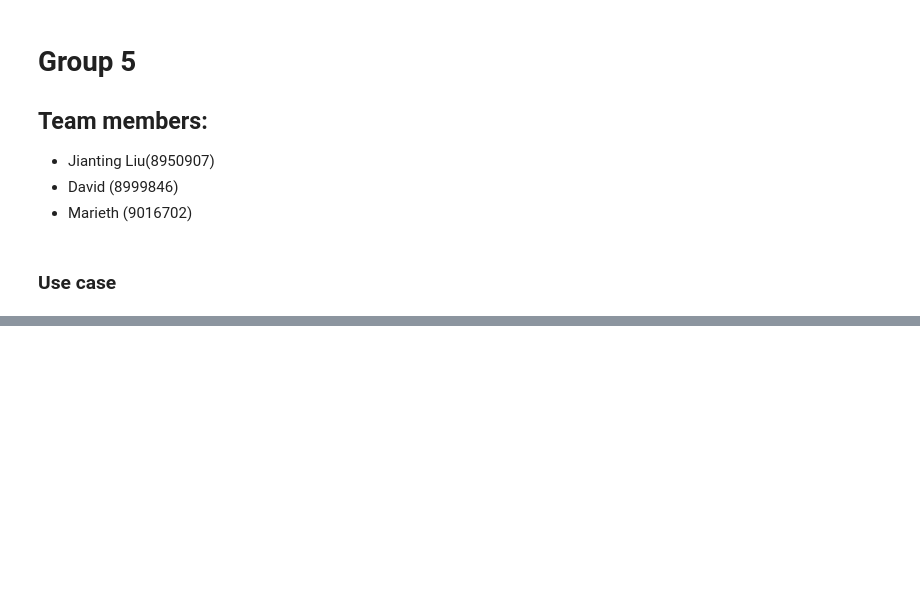
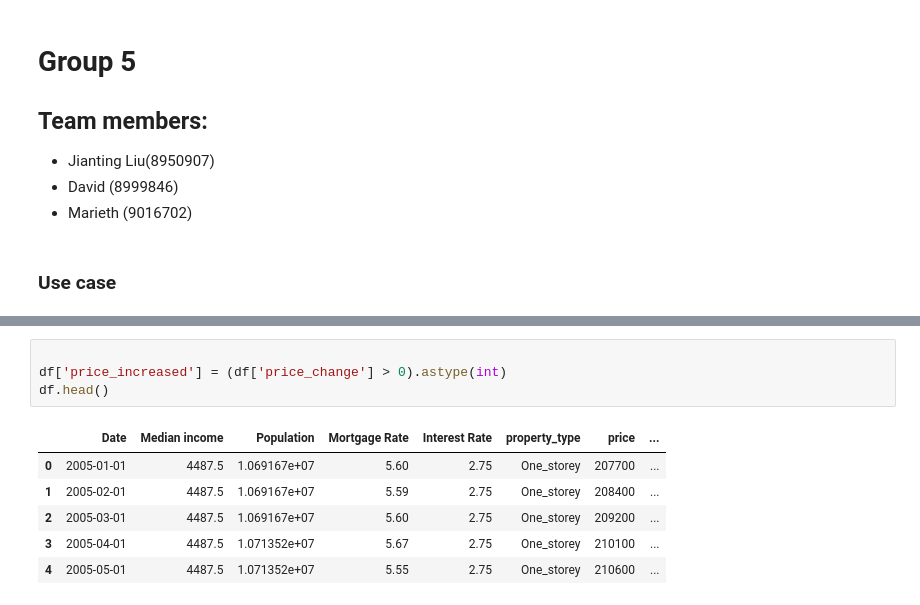
Before and after one commit to Jianting-Selina/PROG8430-1, a Jupyter notebook: presentationworkshop5.ipynb, the cells around one changed output, grey strips where cells are left out. Saved outputs shown, nothing was run; the diff lists cells and outputs as text; blank space fills up the shorter version.

```diff
--- a/presentationworkshop5.ipynb
+++ b/presentationworkshop5.ipynb
@@ -8,0 +38,11 @@
+# %%
+
+df['price_increased'] = (df['price_change'] > 0).astype(int)
+df.head()
+# %% [output]
+|  | Date | Median income | Population | Mortgage Rate | Interest Rate | property_type | price | ... |
+| 0 | 2005-01-01 | 4487.5 | 1.069167e+07 | 5.60 | 2.75 | One_storey | 207700 | ... |
+| 1 | 2005-02-01 | 4487.5 | 1.069167e+07 | 5.59 | 2.75 | One_storey | 208400 | ... |
+| 2 | 2005-03-01 | 4487.5 | 1.069167e+07 | 5.60 | 2.75 | One_storey | 209200 | ... |
+| 3 | 2005-04-01 | 4487.5 | 1.071352e+07 | 5.67 | 2.75 | One_storey | 210100 | ... |
+| 4 | 2005-05-01 | 4487.5 | 1.071352e+07 | 5.55 | 2.75 | One_storey | 210600 | ... |
```
Also changed, not shown: parts of 6 cells of this notebook.
